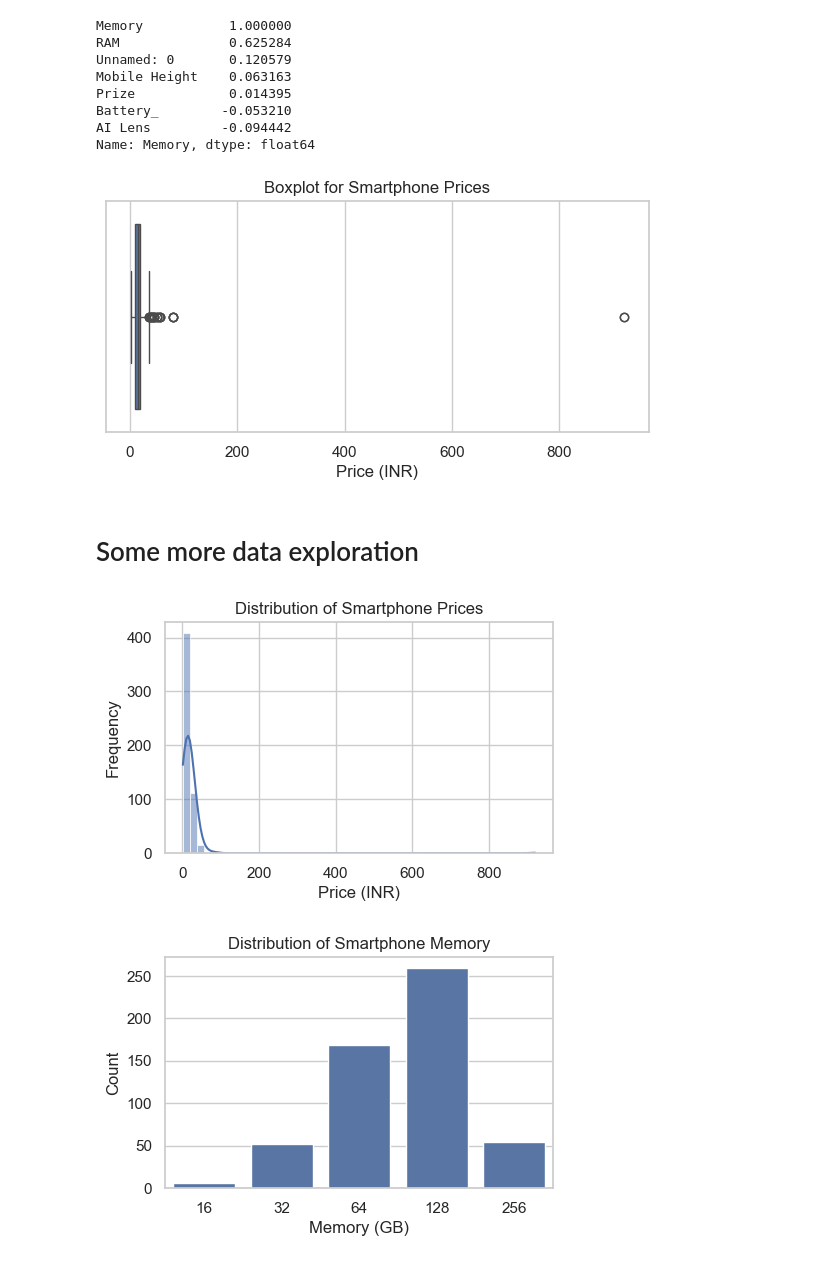
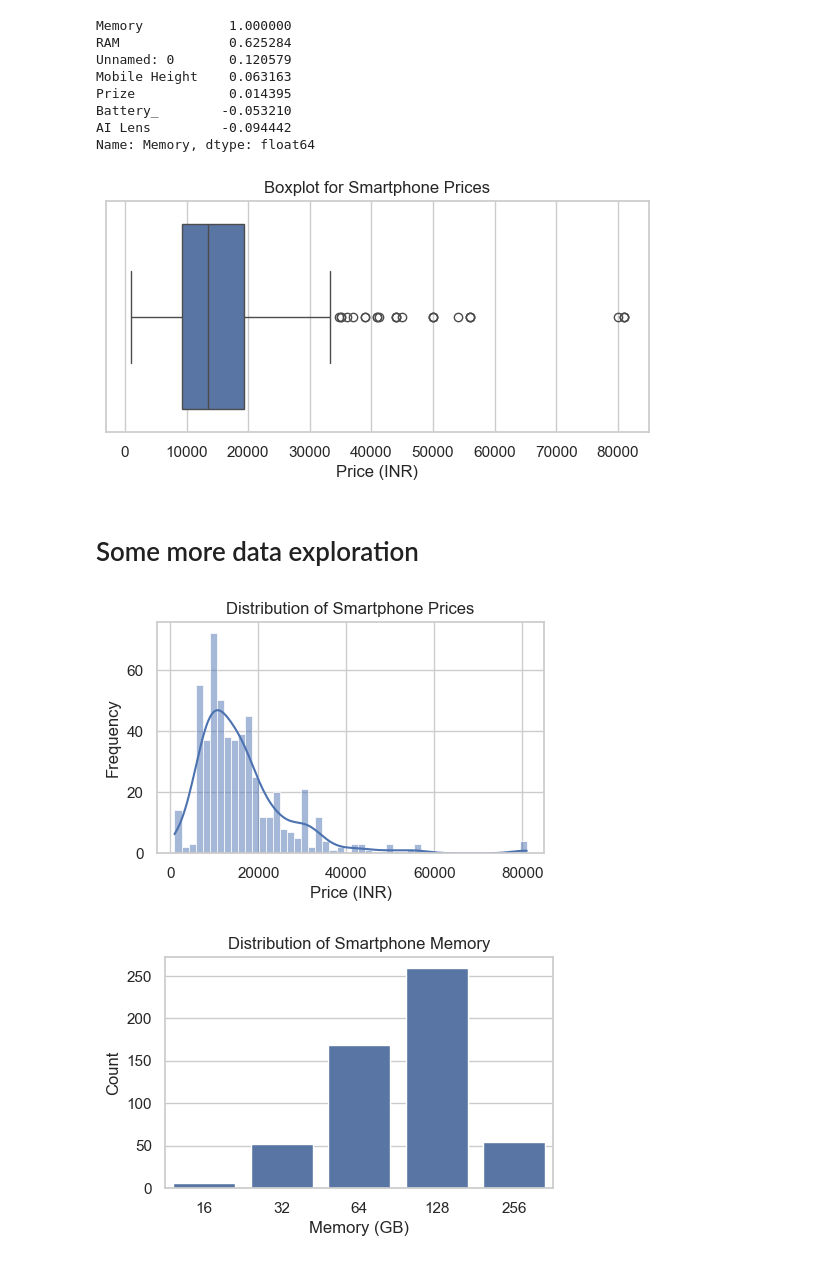
Before and after one commit to bhp001/Price-Prediction-for-Mobile-Phones, a Jupyter notebook: Feature Extraction and Price Prediction for Mobile Phones.ipynb, the cells around one changed output. Saved outputs shown, nothing was run; the diff lists cells and outputs as text; code cells hidden in the pictures.

```diff
--- a/Feature Extraction and Price Prediction for Mobile Phones.ipynb
+++ b/Feature Extraction and Price Prediction for Mobile Phones.ipynb
@@ -194,0 +210,2 @@ Name: count, Length: 158, dtype: int64
+# %%
+data_new= pd.read_csv("mobile_data_new.csv")
@@ -232,26 +258,26 @@ Name: Memory, dtype: float64
 sns.set(style="whitegrid")
 
 plt.figure(figsize=(7,3))
-sns.boxplot(x=data['Prize'])
+sns.boxplot(x=data_new['Prize'])
 plt.title('Boxplot for Smartphone Prices')
 plt.xlabel('Price (INR)')
 plt.show()
 # %% [output]
-[figure, old version]
+[figure, new version]
 # %% [markdown]
 # Some more data exploration
 # %%
 
 # Visualizing the distribution of Prize
 
 plt.figure(figsize=(5,3))
-sns.histplot(data['Prize'], bins=50, kde=True)
+sns.histplot(data_new['Prize'], bins=50, kde=True)
 plt.title("Distribution of Smartphone Prices")
 plt.xlabel('Price (INR)')
 plt.ylabel('Frequency')
 plt.show()
 # %% [output]
-[figure, old version]
+[figure, new version]
 # %%
 # Visualizing the distribution of Memory
 
```
Also changed, not shown: parts of 23 cells of this notebook.
